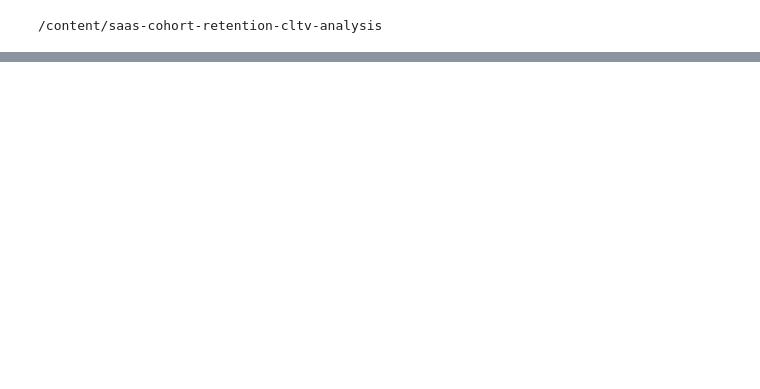
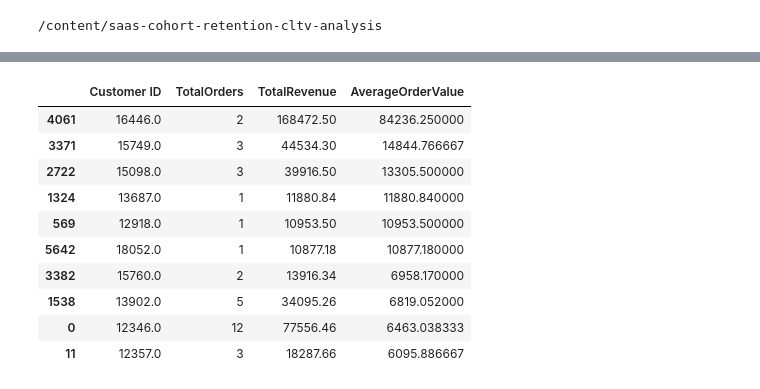
Before and after one commit to arjunkacha/saas-cohort-retention-cltv-analysis, a Jupyter notebook: notebooks/project_2_cohort_retention_cltv_analysis.ipynb, the cells around one changed output, grey strips where cells are left out. Cells and saved outputs as stored; diff of their text form; code cells hidden in the pictures; blank space fills up the shorter version.

```diff
--- a/notebooks/project_2_cohort_retention_cltv_analysis.ipynb
+++ b/notebooks/project_2_cohort_retention_cltv_analysis.ipynb
@@ -485,0 +544,17 @@ Receiving objects: 100% (10/10), 7.00 KiB | 7.00 MiB/s, done.
+# %%
+customer_summary.sort_values(
+    by="AverageOrderValue",
+    ascending=False
+).head(10)
+# %% [output]
+|  | Customer ID | TotalOrders | TotalRevenue | AverageOrderValue |
+| 4061 | 16446.0 | 2 | 168472.50 | 84236.250000 |
+| 3371 | 15749.0 | 3 | 44534.30 | 14844.766667 |
+| 2722 | 15098.0 | 3 | 39916.50 | 13305.500000 |
+| 1324 | 13687.0 | 1 | 11880.84 | 11880.840000 |
+| 569 | 12918.0 | 1 | 10953.50 | 10953.500000 |
+| 5642 | 18052.0 | 1 | 10877.18 | 10877.180000 |
+| 3382 | 15760.0 | 2 | 13916.34 | 6958.170000 |
+| 1538 | 13902.0 | 5 | 34095.26 | 6819.052000 |
+| 0 | 12346.0 | 12 | 77556.46 | 6463.038333 |
+| 11 | 12357.0 | 3 | 18287.66 | 6095.886667 |
```
Also changed, not shown: parts of 10 cells of this notebook, 1 other file.
